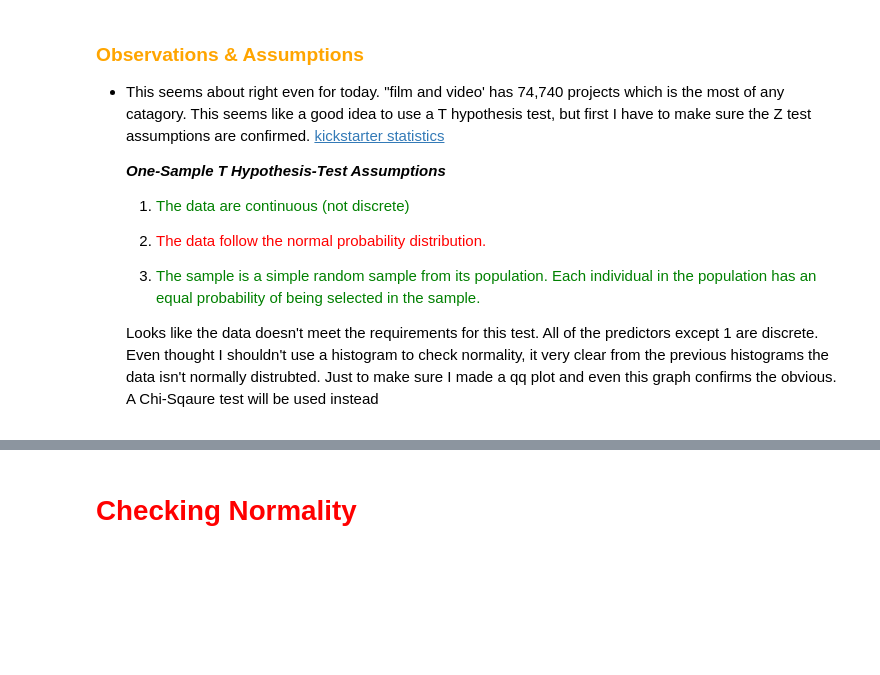
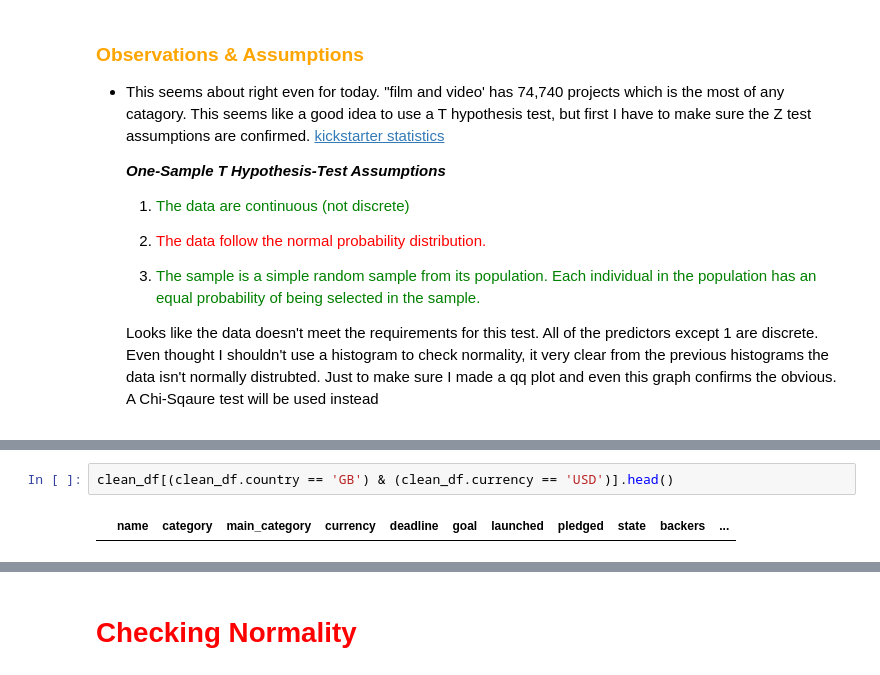
Before and after one commit to LaurentStar/Kick-Starter-Analysis, a Jupyter notebook: Exploratory_Data_Analysis.ipynb, the cells around one changed output, grey strips where cells are left out. Cells and saved outputs as stored; diff of their text form; blank space fills up the shorter version.

```diff
--- a/Exploratory_Data_Analysis.ipynb
+++ b/Exploratory_Data_Analysis.ipynb
@@ -611,0 +551,4 @@ Name: main_category, dtype: int64
+# %%
+clean_df[(clean_df.country == 'GB') & (clean_df.currency == 'USD')].head()
+# %% [output]
+|  | name | category | main_category | currency | deadline | goal | launched | pledged | state | backers | ... |
```
Also changed, not shown: parts of 8 cells of this notebook.
